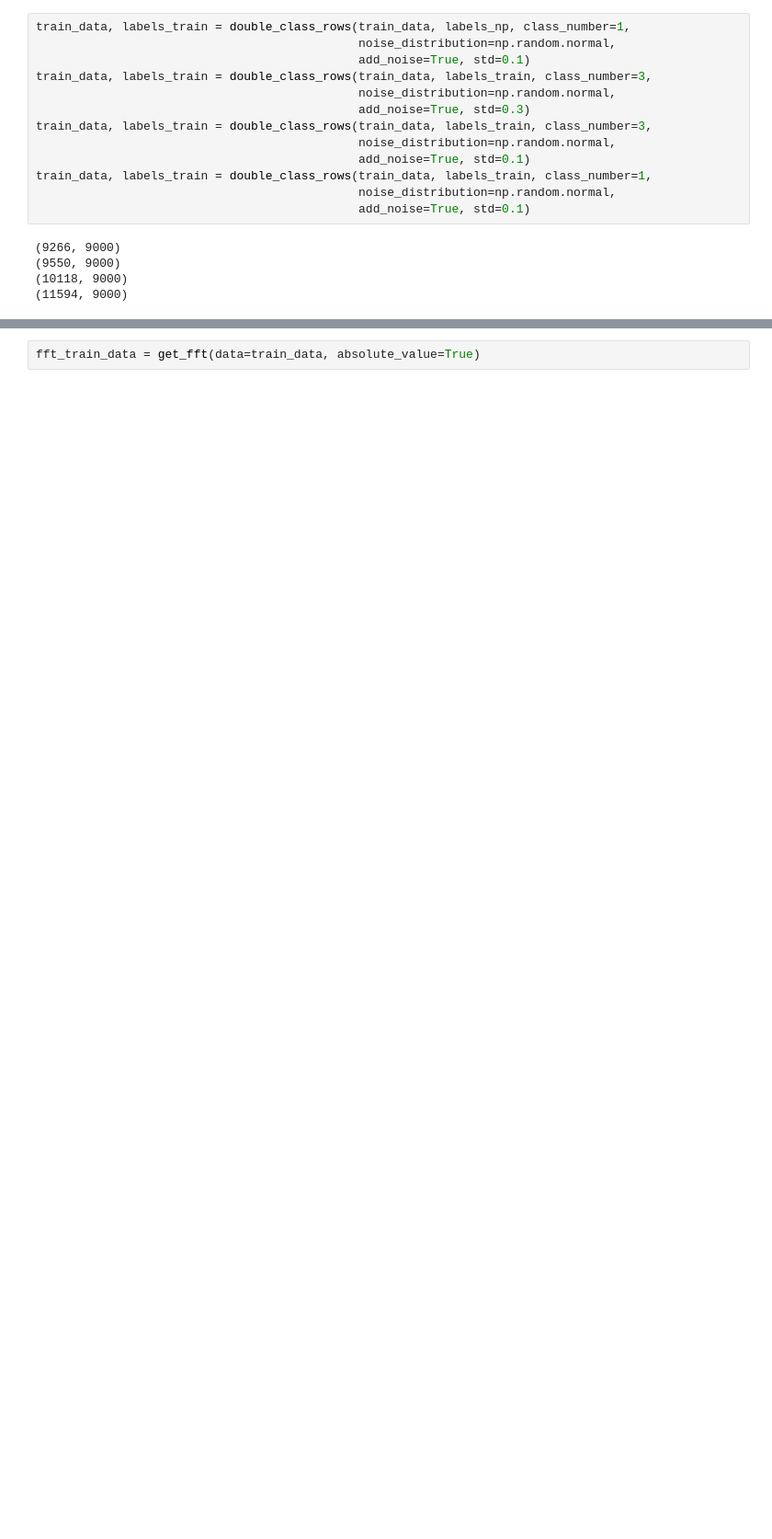
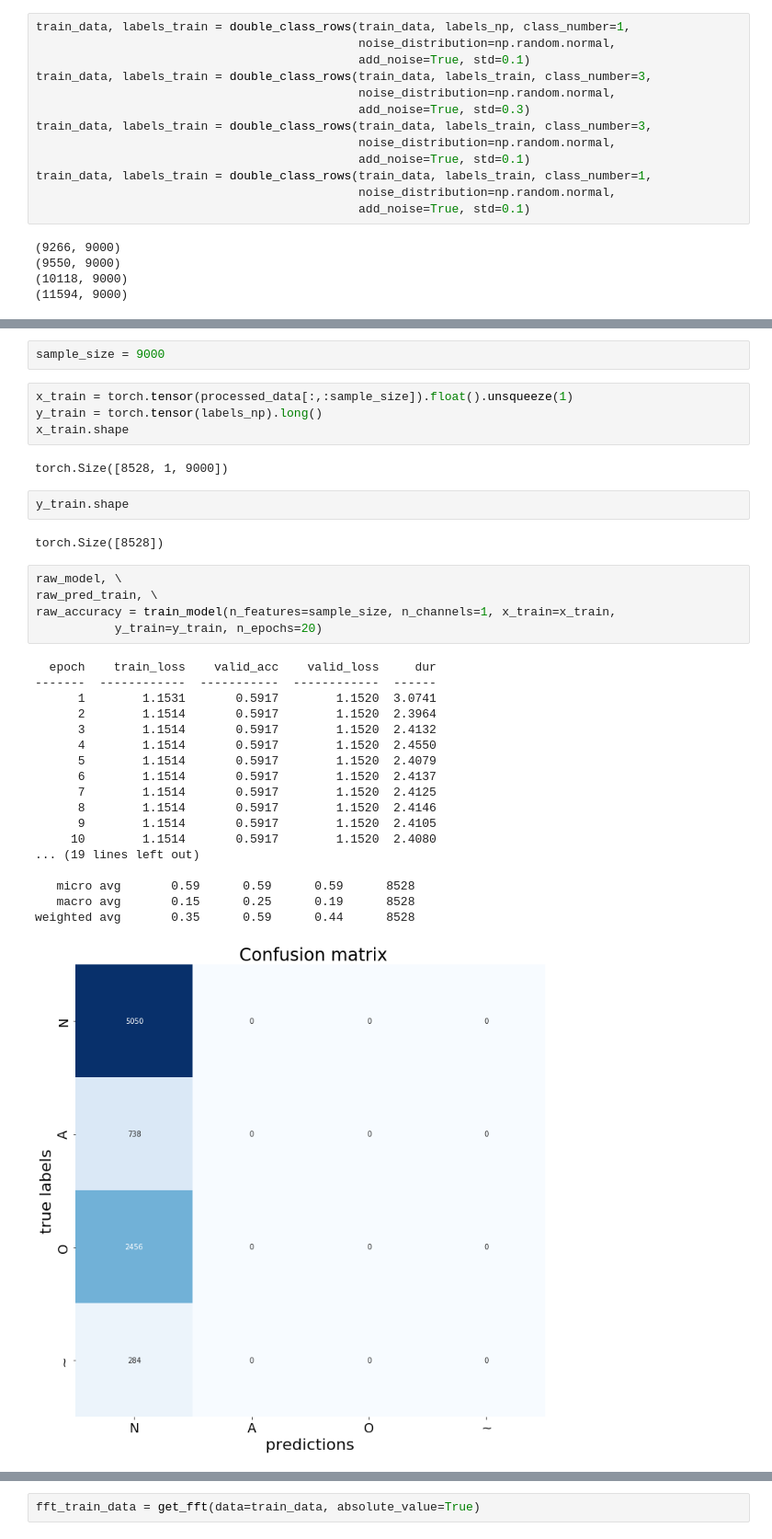
Before and after one commit to lmedeiro/covariance_estimators_in_machine_learning, a Jupyter notebook: feature_engineering_tutorial.ipynb, the cells around one changed output, grey strips where cells are left out. Shown: that part at 92% size. Saved outputs shown, nothing was run; the diff lists cells and outputs as text; blank space fills up the shorter version.

```diff
--- a/feature_engineering_tutorial.ipynb
+++ b/feature_engineering_tutorial.ipynb
@@ -373,0 +396,36 @@ plt.show()
+# %%
+sample_size = 9000
+# %%
+x_train = torch.tensor(processed_data[:,:sample_size]).float().unsqueeze(1)
+y_train = torch.tensor(labels_np).long()
+x_train.shape
+# %% [output]
+torch.Size([8528, 1, 9000])
+# %%
+y_train.shape
+# %% [output]
+torch.Size([8528])
+# %%
+raw_model, \
+raw_pred_train, \
+raw_accuracy = train_model(n_features=sample_size, n_channels=1, x_train=x_train,
+           y_train=y_train, n_epochs=20)
+# %% [output]
+  epoch    train_loss    valid_acc    valid_loss     dur
+-------  ------------  -----------  ------------  ------
+      1        1.1531       0.5917        1.1520  3.0741
+      2        1.1514       0.5917        1.1520  2.3964
+      3        1.1514       0.5917        1.1520  2.4132
+      4        1.1514       0.5917        1.1520  2.4550
+      5        1.1514       0.5917        1.1520  2.4079
+      6        1.1514       0.5917        1.1520  2.4137
+      7        1.1514       0.5917        1.1520  2.4125
+      8        1.1514       0.5917        1.1520  2.4146
+      9        1.1514       0.5917        1.1520  2.4105
+     10        1.1514       0.5917        1.1520  2.4080
+... (19 lines left out)
+
+   micro avg       0.59      0.59      0.59      8528
+   macro avg       0.15      0.25      0.19      8528
+weighted avg       0.35      0.59      0.44      8528
+[figure, added]
```
Also changed, not shown: parts of 38 cells of this notebook, 2 other files.
